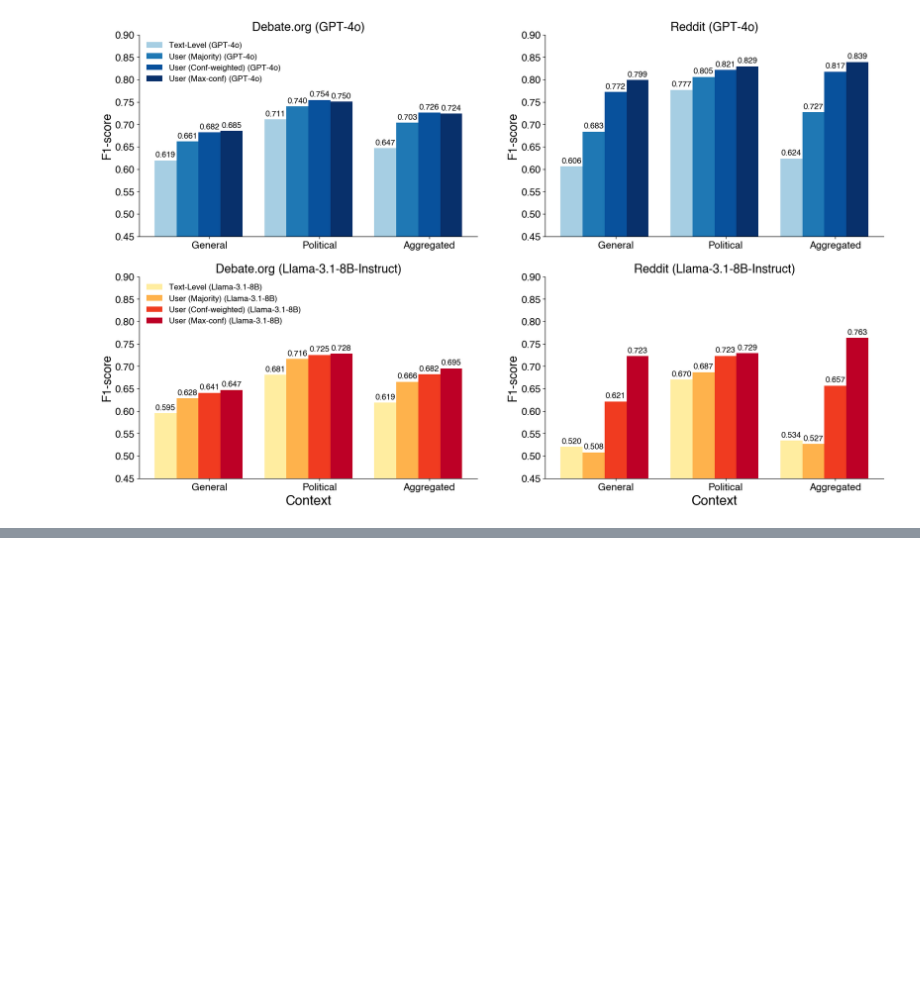
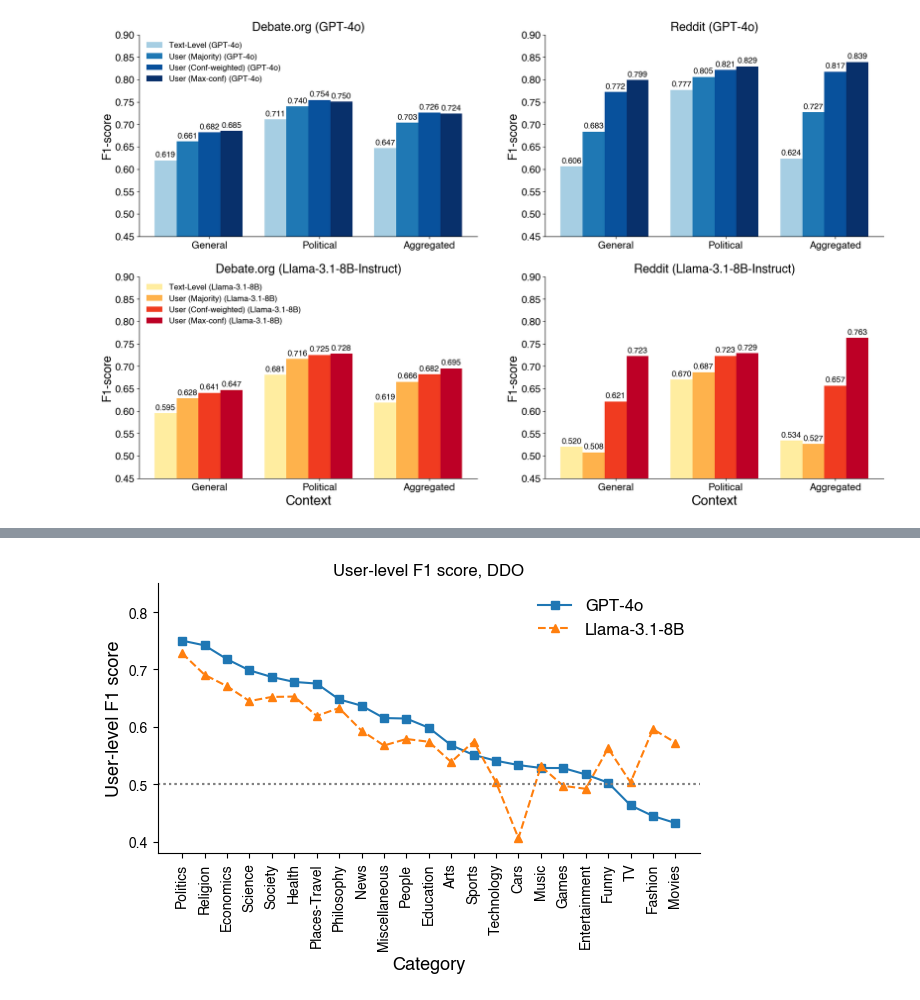
Before and after one commit to ByunghweeLee-IU/llm-political-inference, a Jupyter notebook: main_result.ipynb, the cells around one changed output, grey strips where cells are left out. Drawn from its saved outputs; the diff is of its cells as text; code cells hidden in the pictures; blank space fills up the shorter version.

```diff
--- a/main_result.ipynb
+++ b/main_result.ipynb
@@ -400,0 +511,6 @@ plt.show()
+# %%
+catf1_ddo_gpt   = pd.read_parquet('./data/category_f1scores/catf1_ddo_gpt.parquet')
+catf1_ddo_llama = pd.read_parquet('./data/category_f1scores/catf1_ddo_llama.parquet')
+
+catf1_reddit_gpt   = pd.read_parquet('./data/category_f1scores/catf1_reddit_gpt.parquet')
+catf1_reddit_llama = pd.read_parquet('./data/category_f1scores/catf1_reddit_llama.parquet')
@@ -400,0 +526,36 @@ plt.show()
+# %%
+#sort categories based on f1 score of gpt
+catf1_ddo_gpt = catf1_ddo_gpt.sort_values(by='user_conf-max', ascending=False)
+sorted_index = catf1_ddo_gpt.index
+catf1_ddo_llama = catf1_ddo_llama.reindex(sorted_index)
+
+catf1_reddit_gpt = catf1_reddit_gpt.sort_values(by='user_conf-max', ascending=False)
+sorted_index = catf1_reddit_gpt.index
+catf1_reddit_llama = catf1_reddit_llama.reindex(sorted_index)
+# %%
+fig, ax = plt.subplots(1, 1, figsize=(7, 3.5))
+
+# Plot for GPT-4o
+ax.plot(catf1_ddo_gpt.index, catf1_ddo_gpt['user_conf-max'], 's-', label='GPT-4o')
+ax.axhline(0.5, ls=':', color='gray')
+ax.tick_params(axis='x', rotation=90)
+
+# Plot for Llama-3.1-8B-Instruct
+ax.plot(catf1_ddo_llama.index, catf1_ddo_llama['user_conf-max'], '^--', label='Llama-3.1-8B')
+ax.axhline(0.5, ls=':', color='gray')
+ax.tick_params(axis='x', rotation=90)
+
+ax.set_xlabel('Category', fontsize=13)
+ax.set_ylabel('User-level F1 score', fontsize=13)
+
+ax.spines['right'].set_visible(False)
+ax.spines['top'].set_visible(False)
+ax.set_ylim(0.38, 0.85)
+ax.set_title('User-level F1 score, DDO')
+
+plt.legend(frameon=False, fontsize=12)
+
+#plt.savefig('../fig/figs_for_paper/Fig2_source/aggregated/DDO-user.pdf', transparent=True, bbox_inches='tight')
+plt.show()
+# %% [output]
+[figure, added]
```
Also changed, not shown: parts of 100 cells of this notebook, 1 other file.
